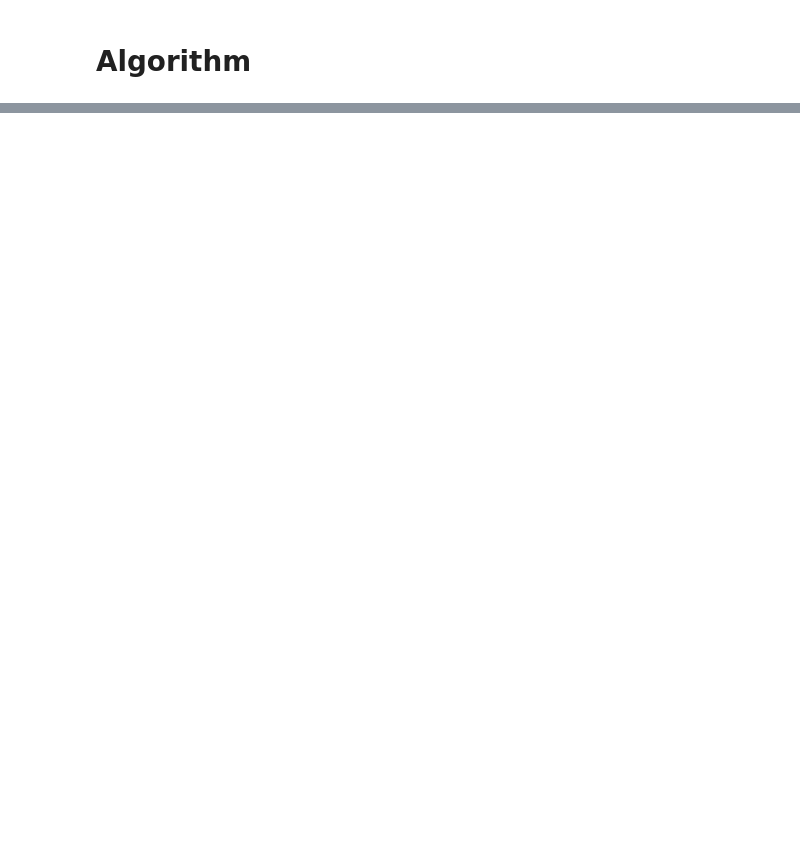
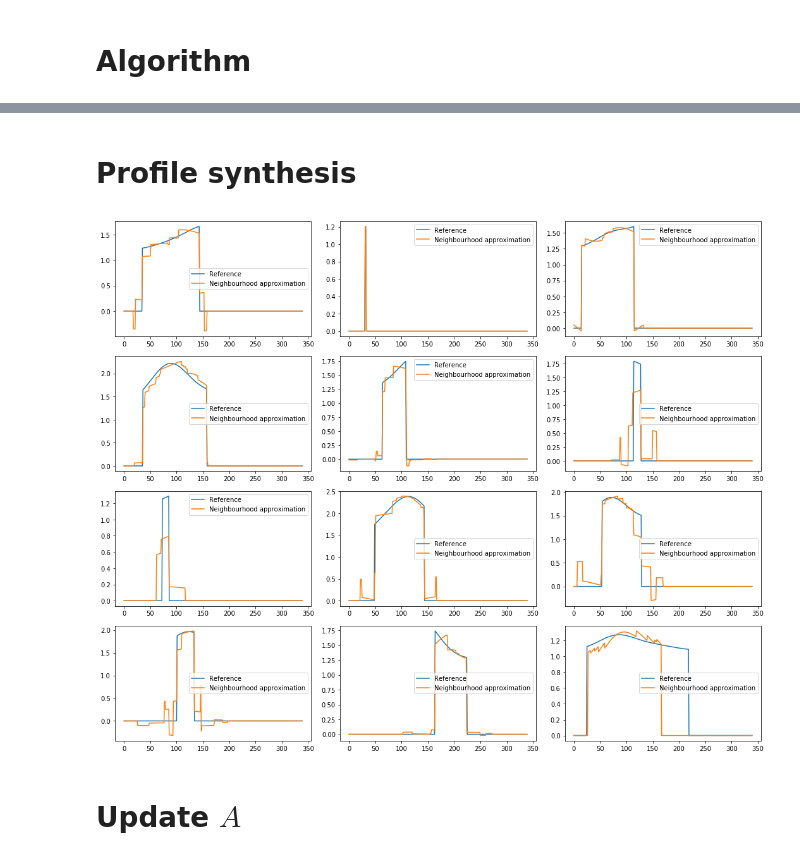
Before and after one commit to gsel9/delta-score, a Jupyter notebook: notebooks/gnlm.ipynb, the cells around one changed output, grey strips where cells are left out. Saved outputs shown, nothing was run; the diff lists cells and outputs as text; code cells hidden in the pictures; blank space fills up the shorter version.

```diff
--- a/notebooks/gnlm.ipynb
+++ b/notebooks/gnlm.ipynb
@@ -537,0 +224,34 @@ def solve_projected_ls():
+# %% [markdown]
+# Profile synthesis
+# %%
+# TODO: Beta should be convex combination.
+def synthesize(i, m_i, N_i, alpha=0):
+
+    model = Ridge(alpha=alpha, fit_intercept=False)
+    model.fit(np.transpose(N_i), m_i)
+
+    return np.transpose(N_i) @ model.coef_
+
+
+# Find use random profiles to approximate a reference profile.
+_, axes = plt.subplots(ncols=3, nrows=4, figsize=(15, 12))
+for i, axis in enumerate(axes.ravel()):
+
+    # Select random neighbours (can also include self in this demosntration).
+    np.random.seed(42)
+    N_i = np.asarray(np.random.choice(range(M.shape[0]), size=10, replace=False))
+
+    # Find optimal alignment of elegible neighbours.
+    T_i_star, C_i_star, N_i_star = cross_correlation(i, N_i, M, thresh=0.5)
+    aligned_neighbours = align(M[N_i_star], T_i_star)
+
+    # Display most correlated profiles.
+    axis.plot(M[i], label="Reference")
+    axis.plot(synthesize(i, M[i], aligned_neighbours, alpha=0), label="Neighbourhood approximation")
+    axis.legend()
+
+plt.tight_layout()
+# %% [output]
+[figure, added]
+# %% [markdown]
+# Update $A$
```
Also changed, not shown: parts of 42 cells of this notebook.
